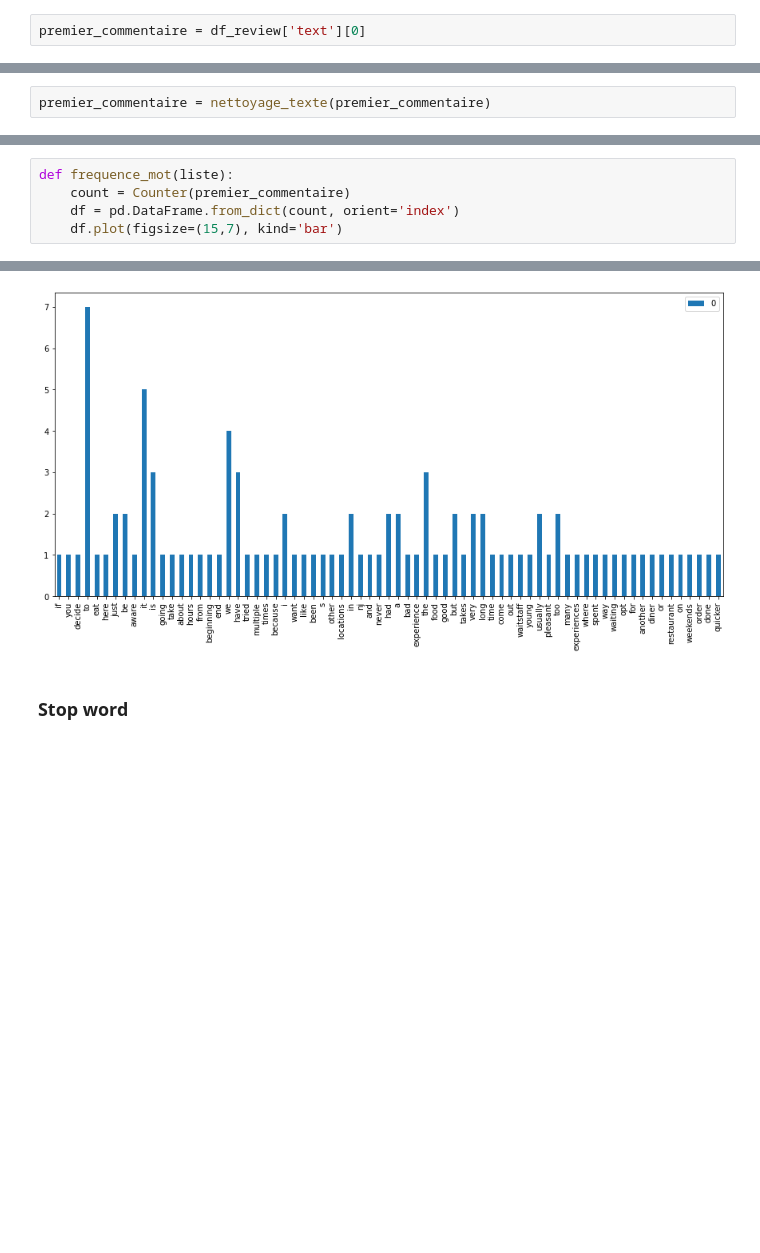
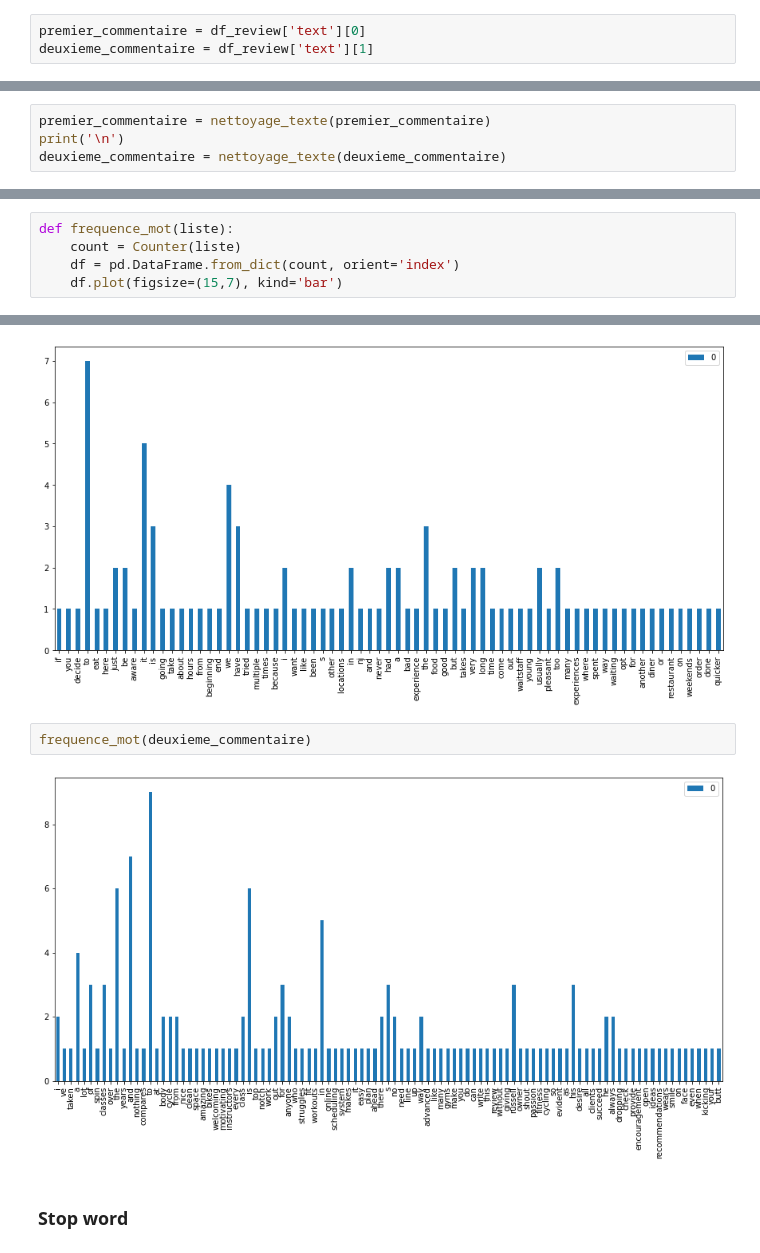
Before and after one commit to reda76/P6, a Jupyter notebook: Analyse de texte.ipynb, the cells around one changed output, grey strips where cells are left out. Drawn from its saved outputs; the diff is of its cells as text; blank space fills up the shorter version.

Commit message:
Ajout de deux commentaires, finalisation du tf-idf

```diff
--- a/Analyse de texte.ipynb
+++ b/Analyse de texte.ipynb
@@ -54,3 +56,4 @@ Pour notre analyse exploratoires des textes, nous allons commencer par un seul c
 # %%
 premier_commentaire = df_review['text'][0]
+deuxieme_commentaire = df_review['text'][1]
 # %%
@@ -81,5 +86,7 @@ def nettoyage_texte(texte):
     return texte
 # %%
 premier_commentaire = nettoyage_texte(premier_commentaire)
+print('\n')
+deuxieme_commentaire = nettoyage_texte(deuxieme_commentaire)
 # %% [output]
 ['if', 'you', 'decide', 'to', 'eat', 'here', 'just', 'be', 'aware', 'it', 'is', 'going', 'to', 'take', 'about', 'hours', 'from', 'beginning', 'to', 'end', 'we', 'have', 'tried', 'it', 'multiple', 'tim ...
@@ -88,12 +98,16 @@ Voyons maintenant la fréquence des mots de cette avis.
 # %%
 def frequence_mot(liste):
-    count = Counter(premier_commentaire)
+    count = Counter(liste)
     df = pd.DataFrame.from_dict(count, orient='index')
     df.plot(figsize=(15,7), kind='bar')
 # %%
 frequence_mot(premier_commentaire)
 # %% [output]
 [figure]
+# %%
+frequence_mot(deuxieme_commentaire)
+# %% [output]
+[figure, added]
 # %% [markdown]
 ### Stop word
 # %% [markdown]
```
Also changed, not shown: parts of 61 cells of this notebook.
